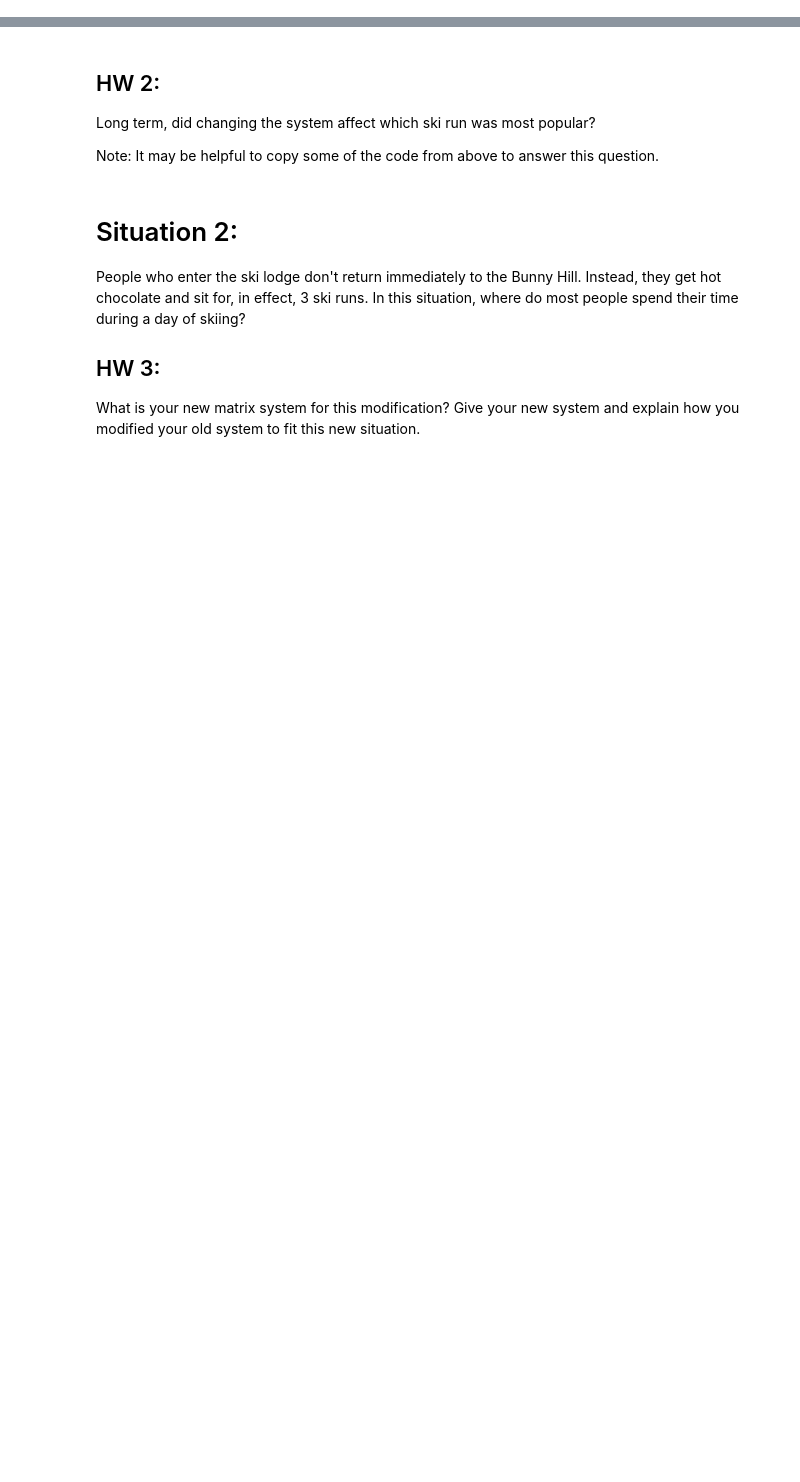
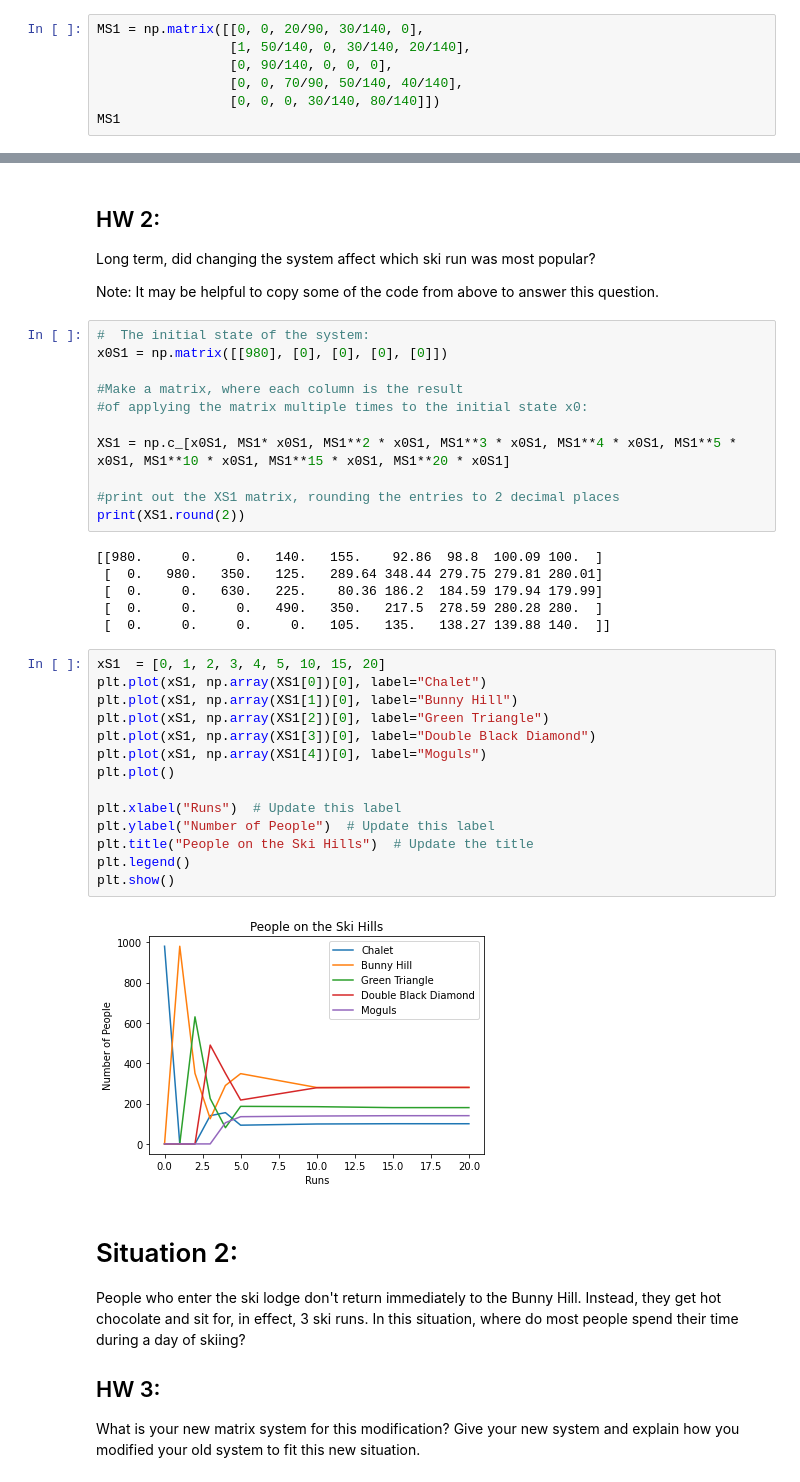
Before and after one commit to gtobin28/Linear_Algebra_Coding_Projects, a Jupyter notebook: Grace_The_Ski_Hill_Transition_Matrices_and_Markov_Chains.ipynb, the cells around one changed output, grey strips where cells are left out. Drawn from its saved outputs; the diff is of its cells as text; blank space fills up the shorter version.

```diff
--- a/Grace_The_Ski_Hill_Transition_Matrices_and_Markov_Chains.ipynb
+++ b/Grace_The_Ski_Hill_Transition_Matrices_and_Markov_Chains.ipynb
@@ -232,3 +232,10 @@ We use the same set-up as the previous ski problem, except that we assume these
 ## HW 1:
 
 What is your new matrix system for this modification?  Give your new system and explain how you modified your old system to fit this new situation.
+# %%
+MS1 = np.matrix([[0, 0, 20/90, 30/140, 0],
+                 [1, 50/140, 0, 30/140, 20/140],
+                 [0, 90/140, 0, 0, 0],
+                 [0, 0, 70/90, 50/140, 40/140],
+                 [0, 0, 0, 30/140, 80/140]])
+MS1
@@ -238,6 +251,39 @@ What is your new matrix system for this modification?  Give your new system and
 Long term, did changing the system affect which ski run was most popular?
 
 Note:  It may be helpful to copy some of the code from above to answer this question.
+# %%
+#  The initial state of the system:
+x0S1 = np.matrix([[980], [0], [0], [0], [0]])
+
+#Make a matrix, where each column is the result
+#of applying the matrix multiple times to the initial state x0:
+
+XS1 = np.c_[x0S1, MS1* x0S1, MS1**2 * x0S1, MS1**3 * x0S1, MS1**4 * x0S1, MS1**5 * x0S1, MS1**10 * x0S1, MS1**15 * x0S1, MS1**20 * x0S1]
+
+#print out the XS1 matrix, rounding the entries to 2 decimal places
+print(XS1.round(2))
+# %% [output]
+[[980.     0.     0.   140.   155.    92.86  98.8  100.09 100.  ]
+ [  0.   980.   350.   125.   289.64 348.44 279.75 279.81 280.01]
+ [  0.     0.   630.   225.    80.36 186.2  184.59 179.94 179.99]
+ [  0.     0.     0.   490.   350.   217.5  278.59 280.28 280.  ]
+ [  0.     0.     0.     0.   105.   135.   138.27 139.88 140.  ]]
+# %%
+xS1  = [0, 1, 2, 3, 4, 5, 10, 15, 20]
+plt.plot(xS1, np.array(XS1[0])[0], label="Chalet")
+plt.plot(xS1, np.array(XS1[1])[0], label="Bunny Hill")
+plt.plot(xS1, np.array(XS1[2])[0], label="Green Triangle")
+plt.plot(xS1, np.array(XS1[3])[0], label="Double Black Diamond")
+plt.plot(xS1, np.array(XS1[4])[0], label="Moguls")
+plt.plot()
+
+plt.xlabel("Runs")  # Update this label
+plt.ylabel("Number of People")  # Update this label
+plt.title("People on the Ski Hills")  # Update the title
+plt.legend()
+plt.show()
+# %% [output]
+[figure, added]
 # %% [markdown]
 # Situation 2:
 
```
Also changed, not shown: parts of 4 cells of this notebook.
